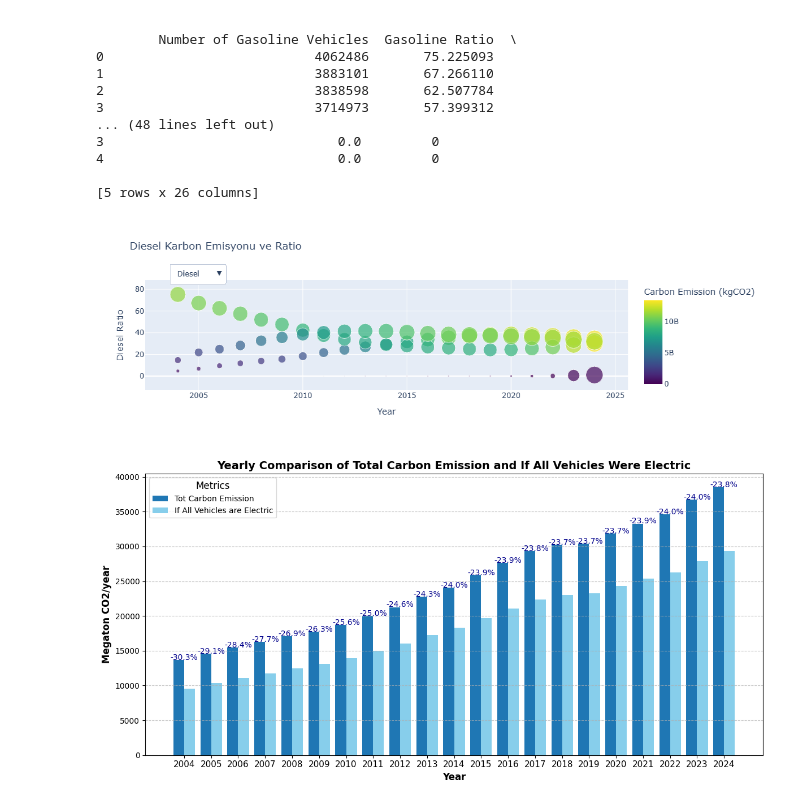
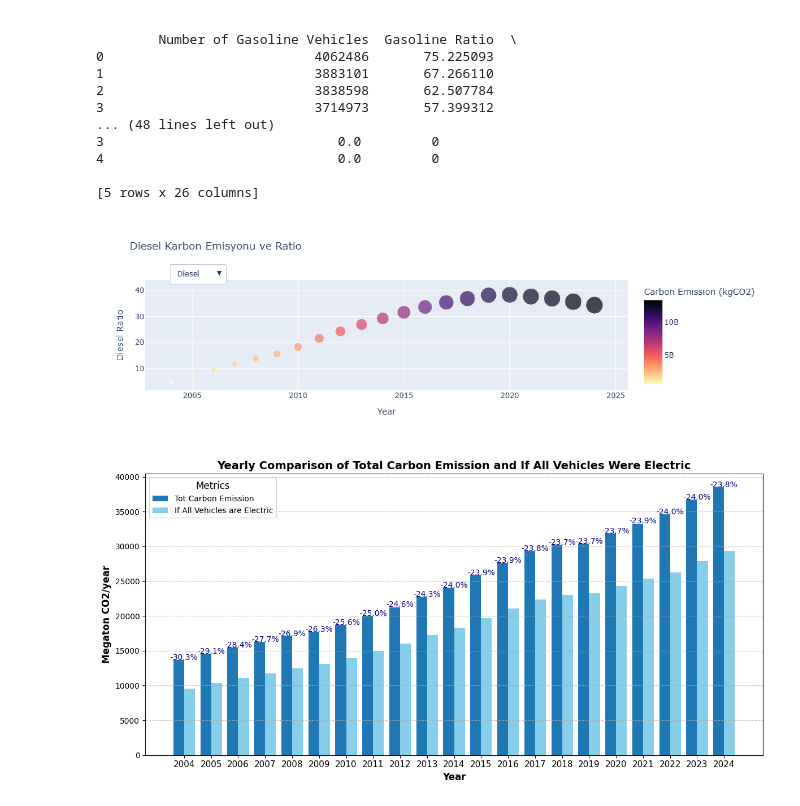
Before and after one commit to BILGI-IE-421/ie421-2024-2025-termproject-powerpuffgirls, a Jupyter notebook: Codes/Graphs.ipynb, the cells around one changed output. Saved outputs shown, nothing was run; the diff lists cells and outputs as text; code cells hidden in the pictures.

```diff
--- a/Codes/Graphs.ipynb
+++ b/Codes/Graphs.ipynb
@@ -42,49 +42,60 @@ df_lpg = df[['Year', 'Ratio', 'Karbon salınımı (kgCO2)']]
 df_electric = df[['Year', 'Ratio.1', 'Carbon emission (kgCO2)']]
 
 
+
+# Initializing the first figure (diesel)
 fig_diesel = px.scatter(df_diesel,
                         x='Year',
                         y='Diesel Ratio',
                         size='Carbon emission - Diesel (kgCO2)',
                         color='Carbon emission - Diesel (kgCO2)',
-                        color_continuous_scale='Viridis',
+                        color_continuous_scale='magma_r',
                         hover_name='Year',
                         title='Diesel Karbon Emisyonu ve Ratio',
                         labels={'Diesel Ratio': 'Diesel Ratio', 'Carbon emission - Diesel (kgCO2)': 'Carbon Emission (kgCO2)', 'Year': 'Year'})
 
+# Initializing the other figures
 fig_gasoline = px.scatter(df_gasoline,
                           x='Year',
                           y='Gasoline Ratio',
                           size='Carbon emission - Gasoline (kgCO2)',
                           color='Carbon emission - Gasoline (kgCO2)',
-                          color_continuous_scale='Viridis',
+                          color_continuous_scale='magma_r',
                           hover_name='Year',
                           title='Gasoline Karbon Emisyonu ve Ratio',
                           labels={'Gasoline Ratio': 'Gasoline Ratio', 'Carbon emission - Gasoline (kgCO2)': 'Carbon Emission (kgCO2)', 'Year': 'Year'})
-
 
 fig_lpg = px.scatter(df_lpg,
                      x='Year',
                      y='Ratio',
                      size='Karbon salınımı (kgCO2)',
                      color='Karbon salınımı (kgCO2)',
-                     color_continuous_scale='Viridis',
+                     color_continuous_scale='magma_r',
                      hover_name='Year',
                      title='LPG Karbon Emisyonu ve Ratio',
                      labels={'Ratio': 'Ratio', 'Karbon salınımı (kgCO2)': 'Karbon salınımı (kgCO2)', 'Year': 'Year'})
-
 
 fig_electric = px.scatter(df_electric,
                           x='Year',
                           y='Ratio.1',
                           size='Carbon emission (kgCO2)',
                           color='Carbon emission (kgCO2)',
-                          color_continuous_scale='Viridis',
+                          color_continuous_scale='magma_r',
                           hover_name='Year',
                           title='Electric Karbon Emisyonu ve Ratio',
                           labels={'Ratio.1': 'Ratio.1', 'Carbon emission (kgCO2)': 'Carbon emission (kgCO2)', 'Year': 'Year'})
 
+# Add traces without visibility initially
+fig_diesel.add_trace(fig_gasoline.data[0])
+fig_diesel.add_trace(fig_lpg.data[0])
+fig_diesel.add_trace(fig_electric.data[0])
 
+# Update visibility of traces: Hide all traces except Diesel
+fig_diesel.data[1].visible = False
+fig_diesel.data[2].visible = False
+fig_diesel.data[3].visible = False
+
+# Update layout with buttons to toggle visibility
 fig_diesel.update_layout(
     updatemenus=[{
         'buttons': [
@@ -93,38 +104,33 @@ fig_diesel.update_layout(
                 'method': 'update',
                 'args': [{'visible': [True, False, False, False]}, {'title': 'Diesel Carbon Emission and Ratio'}]
             },
             {
                 'label': 'Gasoline',
                 'method': 'update',
                 'args': [{'visible': [False, True, False, False]}, {'title': 'Gasoline Carbon Emission and Ratio'}]
             },
             {
                 'label': 'LPG',
                 'method': 'update',
                 'args': [{'visible': [False, False, True, False]}, {'title': 'LPG Carbon Emission and Ratio'}]
             },
             {
                 'label': 'Electric',
                 'method': 'update',
                 'args': [{'visible': [False, False, False, True]}, {'title': 'Electric Carbon Emission and Ratio'}]
             }
         ],
         'direction': 'down',
         'showactive': True,
         'x': 0.05,
         'xanchor': 'left',
         'y': 1.15,
         'yanchor': 'top'
     }]
 )
 
-
-fig_diesel.add_trace(fig_gasoline.data[0])
-fig_diesel.add_trace(fig_lpg.data[0])
-fig_diesel.add_trace(fig_electric.data[0])
-
-
+# Show the figure
 fig_diesel.show()
 # %% [output]
-[figure, old version]
+[figure, new version]
 # %%
```
Also changed, not shown: parts of 1 cell of this notebook, 1 other file.
